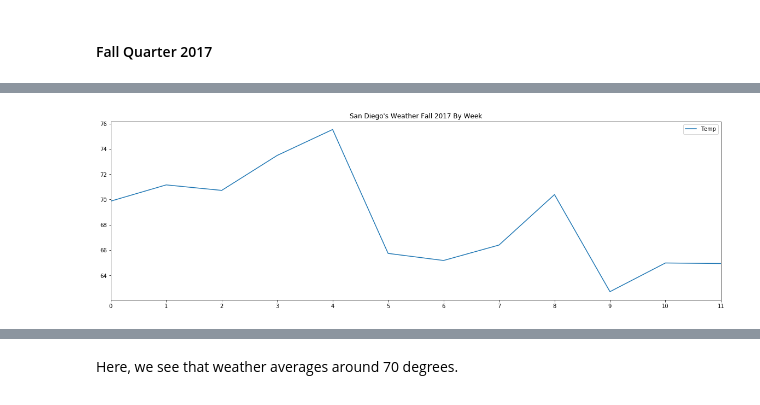
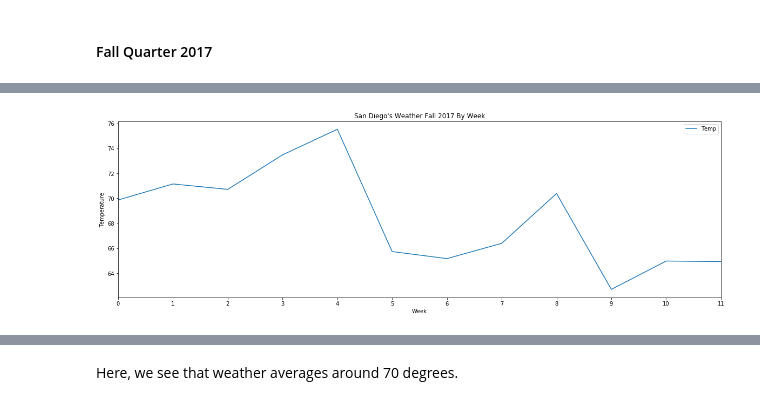
Before and after one commit to kelvinluime/Pr_059, a Jupyter notebook: FinalProject.ipynb, the cells around one changed output, grey strips where cells are left out. Drawn from its saved outputs; the diff is of its cells as text; code cells hidden in the pictures.

```diff
--- a/FinalProject.ipynb
+++ b/FinalProject.ipynb
@@ -1352,8 +1361,9 @@ df_weather_2017.plot()
 # %%
 df_weather_week = df_weather_2017.resample('W').mean()
 df_weather_week.index = [week for week in range(len(df_weather_week))]
 ax = df_weather_week.plot()
 plt.xticks(df_weather_week.index)
 _ = ax.set_title("San Diego's Weather Fall 2017 By Week")
+plt.xlabel('Week'); plt.ylabel('Temperature');
 # %% [output]
-[figure, old version]
+[figure, new version]
```
Also changed, not shown: parts of 25 cells of this notebook.
